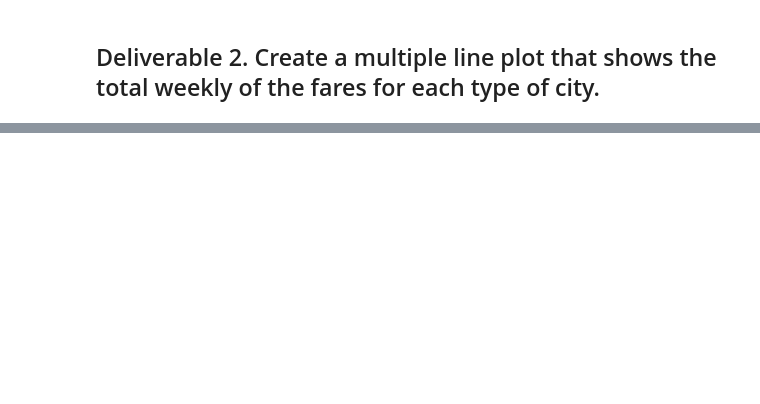
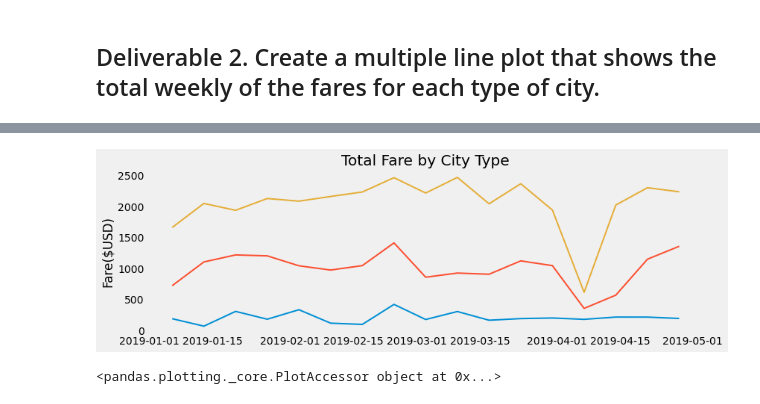
Before and after one commit to wallaceportia/PyBer_Analysis, a Jupyter notebook: PyBer_Challenge.ipynb, the cells around one changed output, grey strips where cells are left out. Saved outputs shown, nothing was run; the diff lists cells and outputs as text; code cells hidden in the pictures; blank space fills up the shorter version.

Commit message:
New Data Frame with graph

```diff
--- a/PyBer_Challenge.ipynb
+++ b/PyBer_Challenge.ipynb
@@ -75,7 +240,22 @@ pyber_summary_df.index.name = None
 # %%
 # 8. Using the object-oriented interface method, plot the resample DataFrame using the df.plot() function.
-
 # Import the style from Matplotlib.
 from matplotlib import style
 # Use the graph style fivethirtyeight.
 style.use('fivethirtyeight')
+fig,ax = plt.subplots(1,1, figsize=(12,4), tight_layout=True)
+ax.plot(df, linewidth='2')
+
+# Add the title, y-axis label and grid.
+ax.set_title('Total Fare by City Type')
+ax.set_ylabel('Fare($USD)')
+plt
+ax.grid()
+plt.show()
+
+
+
+df.plot
+# %% [output]
+[figure, added]
+<pandas.plotting._core.PlotAccessor object at 0x...>
```
Also changed, not shown: parts of 17 cells of this notebook.
